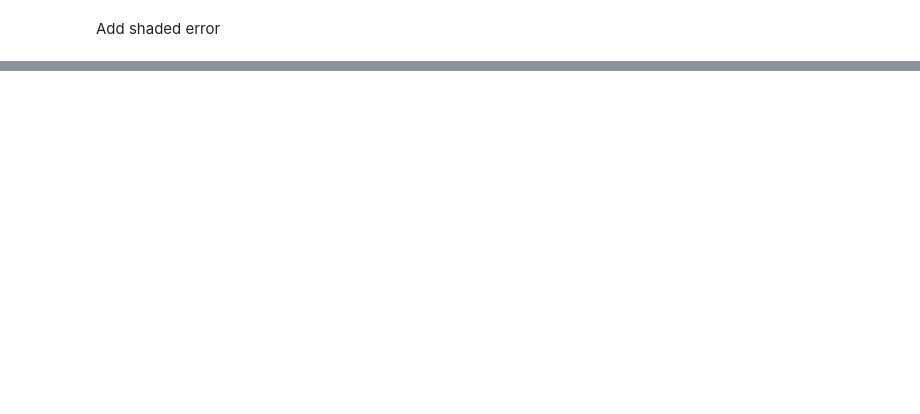
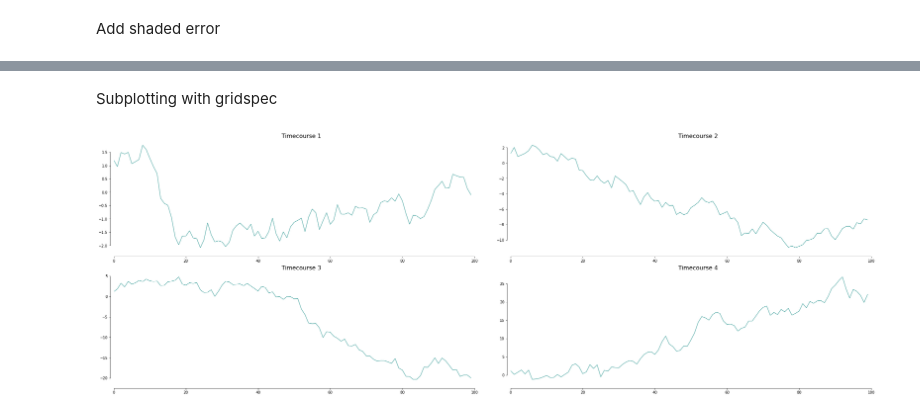
Before and after one commit to gjheij/linescanning, a Jupyter notebook: doc/source/examples/lazyplot.ipynb, the cells around one changed output, grey strips where cells are left out. Saved outputs shown, nothing was run; the diff lists cells and outputs as text; code cells hidden in the pictures; blank space fills up the shorter version.

Commit message:
add gridspec example

```diff
--- a/doc/source/examples/lazyplot.ipynb
+++ b/doc/source/examples/lazyplot.ipynb
@@ -106,0 +108,25 @@ glm.LazyPlot(avg, figsize=(20, 5), error=err)
+# %% [markdown]
+Subplotting with gridspec
+# %%
+# initialize the figure. Figsize only specified in plt.figure, not in LazyPlot
+fig = plt.figure(constrained_layout=True, figsize=(30,10))
+
+# specify the grid
+gs = fig.add_gridspec(2,2)
+
+# collect fake timecourses in list so we can index them
+timecourses = [ts1, ts2, ts3, ts4]
+
+for ii in range(4):
+
+    # add subplot to figure on axis in gridspec
+    ax = fig.add_subplot(gs[ii])
+
+    # give the axis to LazyPlot
+    utils.LazyPlot(timecourses[ii],
+                   axs=ax,
+                   set_xlim_zero=True,
+                   title=f"Timecourse {ii+1}",
+                   font_size=16)
+# %% [output]
+[figure, added]
```
Also changed, not shown: parts of 7 cells of this notebook.
